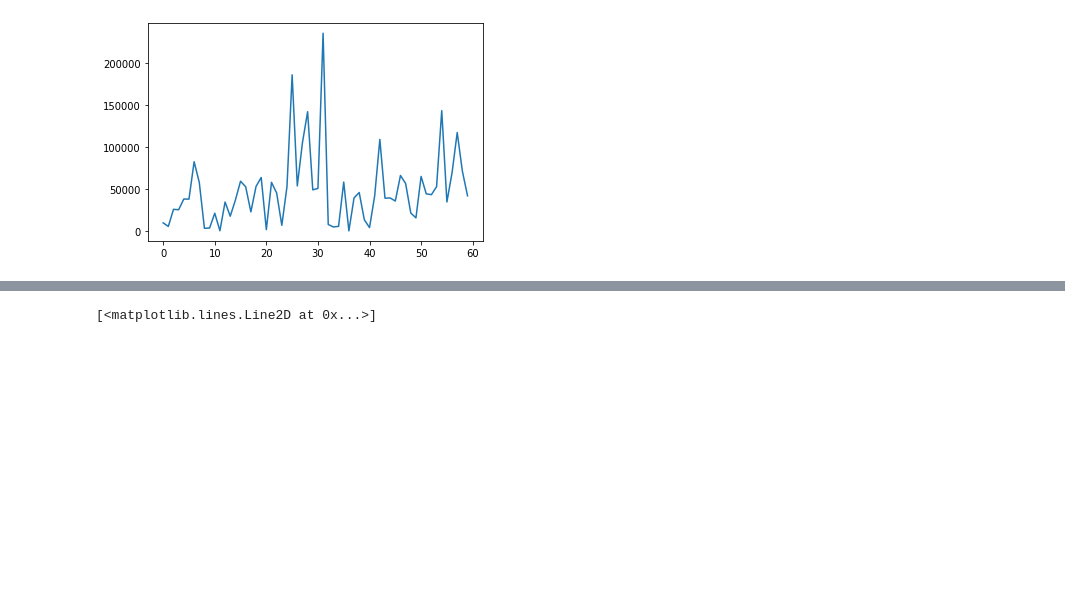
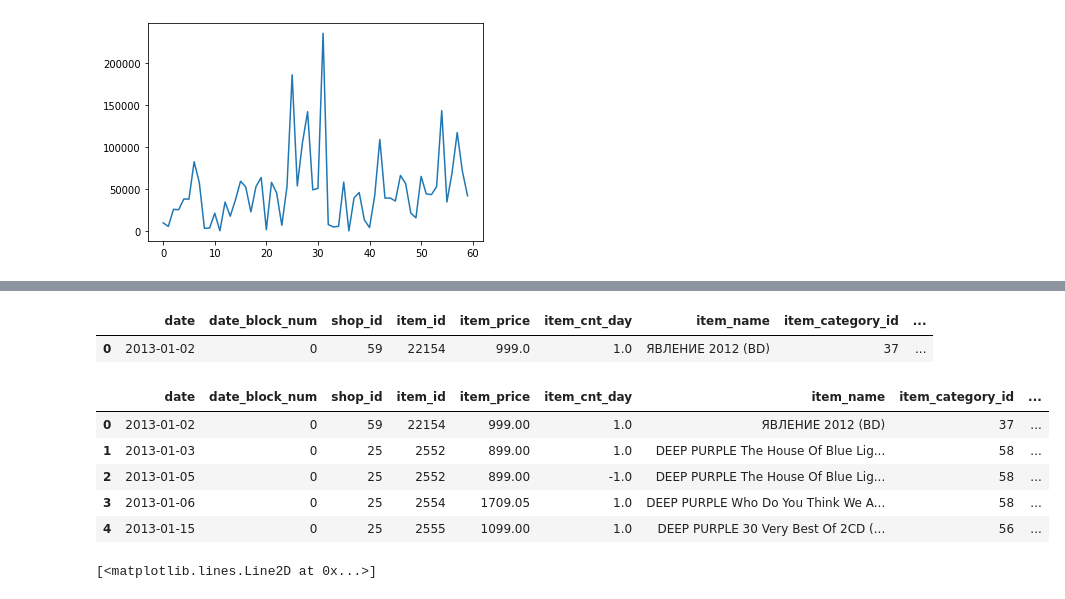
Before and after one commit to sanjumsanthosh/Predict-future-sales, a Jupyter notebook: EDA analysis.ipynb, the cells around one changed output, grey strips where cells are left out. Drawn from its saved outputs; the diff is of its cells as text; code cells hidden in the pictures; blank space fills up the shorter version.

```diff
--- a/EDA analysis.ipynb
+++ b/EDA analysis.ipynb
@@ -135,3 +118,21 @@ dataset_no_name.head()
+# %%
+dataset.head(1)
+# %% [output]
+|  | date | date_block_num | shop_id | item_id | item_price | item_cnt_day | item_name | item_category_id | ... |
+| 0 | 2013-01-02 | 0 | 59 | 22154 | 999.0 | 1.0 | ЯВЛЕНИЕ 2012 (BD) | 37 | ... |
+# %%
+cat = np.ceil(np.log(dataset.groupby('item_category_id')['revenue'].aggregate(sum).values)/2)-3
+cat_dict ={}
+for c1,c2 in zip(dataset['item_category_id'].unique(),cat):cat_dict[c1]=c2
+dataset['item_category_val'] = dataset.apply(lambda x:cat_dict[x['item_category_id']],axis=1)
+dataset.head()
+# %% [output]
+|  | date | date_block_num | shop_id | item_id | item_price | item_cnt_day | item_name | item_category_id | ... |
+| 0 | 2013-01-02 | 0 | 59 | 22154 | 999.00 | 1.0 | ЯВЛЕНИЕ 2012 (BD) | 37 | ... |
+| 1 | 2013-01-03 | 0 | 25 | 2552 | 899.00 | 1.0 | DEEP PURPLE The House Of Blue Lig... | 58 | ... |
+| 2 | 2013-01-05 | 0 | 25 | 2552 | 899.00 | -1.0 | DEEP PURPLE The House Of Blue Lig... | 58 | ... |
+| 3 | 2013-01-06 | 0 | 25 | 2554 | 1709.05 | 1.0 | DEEP PURPLE Who Do You Think We A... | 58 | ... |
+| 4 | 2013-01-15 | 0 | 25 | 2555 | 1099.00 | 1.0 | DEEP PURPLE 30 Very Best Of 2CD (... | 56 | ... |
 # %%
 #revenue per item_category
 val = dataset_no_name.groupby('item_category_id')['revenue'].aggregate(sum)
```
Also changed, not shown: parts of 9 cells of this notebook, 2 other files.
